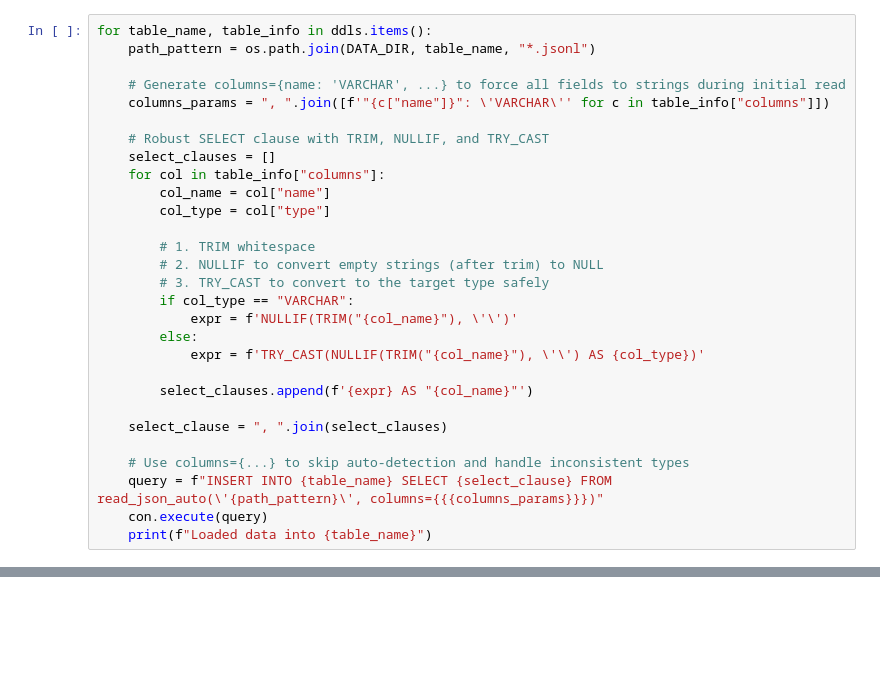
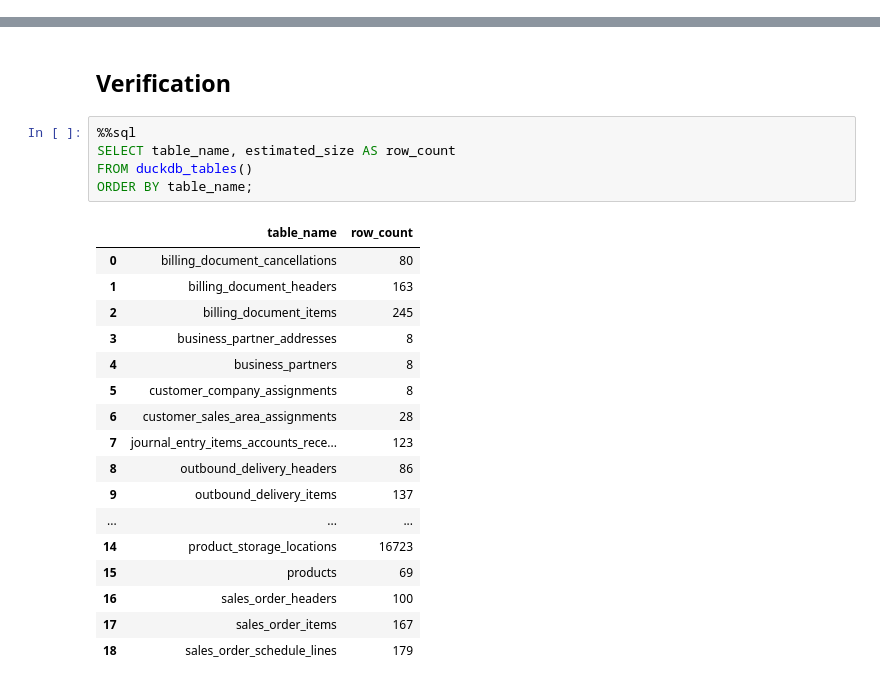
Before and after one commit to Abhishek-03113/GraphSense, a Jupyter notebook: data modelling/model.ipynb, the cells around one changed output, grey strips where cells are left out. Cells and saved outputs as stored; diff of their text form; blank space fills up the shorter version.

```diff
--- a/data modelling/model.ipynb
+++ b/data modelling/model.ipynb
@@ -91,29 +20,0 @@ Now we load all JSONL files for each table into the corresponding DuckDB tables.
-# %%
-for table_name, table_info in ddls.items():
-    path_pattern = os.path.join(DATA_DIR, table_name, "*.jsonl")
-
-    # Generate columns={name: 'VARCHAR', ...} to force all fields to strings during initial read
-    columns_params = ", ".join([f'"{c["name"]}": \'VARCHAR\'' for c in table_info["columns"]])
-
-    # Robust SELECT clause with TRIM, NULLIF, and TRY_CAST
-    select_clauses = []
-    for col in table_info["columns"]:
-        col_name = col["name"]
-        col_type = col["type"]
-
-        # 1. TRIM whitespace
-        # 2. NULLIF to convert empty strings (after trim) to NULL
-        # 3. TRY_CAST to convert to the target type safely
-        if col_type == "VARCHAR":
-            expr = f'NULLIF(TRIM("{col_name}"), \'\')'
-        else:
-            expr = f'TRY_CAST(NULLIF(TRIM("{col_name}"), \'\') AS {col_type})'
-
-        select_clauses.append(f'{expr} AS "{col_name}"')
-
-    select_clause = ", ".join(select_clauses)
-
-    # Use columns={...} to skip auto-detection and handle inconsistent types
-    query = f"INSERT INTO {table_name} SELECT {select_clause} FROM read_json_auto(\'{path_pattern}\', columns={{{columns_params}}})"
-    con.execute(query)
-    print(f"Loaded data into {table_name}")
@@ -139,0 +440,25 @@ Loaded data into customer_sales_area_assignments
+# %% [markdown]
+## Verification
+# %%
+%%sql
+SELECT table_name, estimated_size AS row_count
+FROM duckdb_tables()
+ORDER BY table_name;
+# %% [output]
+|  | table_name | row_count |
+| 0 | billing_document_cancellations | 80 |
+| 1 | billing_document_headers | 163 |
+| 2 | billing_document_items | 245 |
+| 3 | business_partner_addresses | 8 |
+| 4 | business_partners | 8 |
+| 5 | customer_company_assignments | 8 |
+| 6 | customer_sales_area_assignments | 28 |
+| 7 | journal_entry_items_accounts_rece... | 123 |
+| 8 | outbound_delivery_headers | 86 |
+| 9 | outbound_delivery_items | 137 |
+| ... | ... | ... |
+| 14 | product_storage_locations | 16723 |
+| 15 | products | 69 |
+| 16 | sales_order_headers | 100 |
+| 17 | sales_order_items | 167 |
+| 18 | sales_order_schedule_lines | 179 |
```
Also changed, not shown: parts of 14 cells of this notebook, 1 other file.
